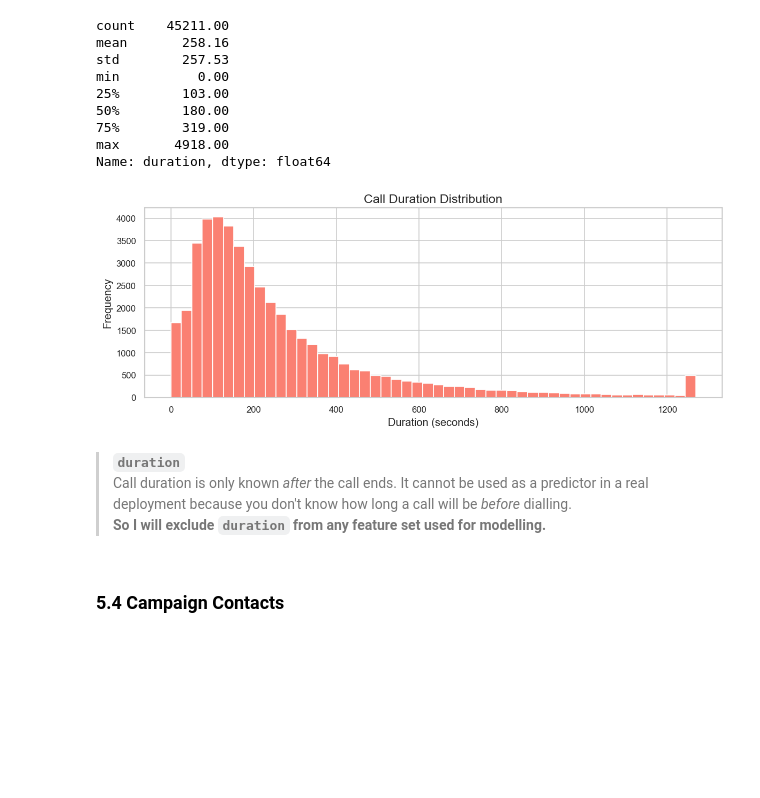
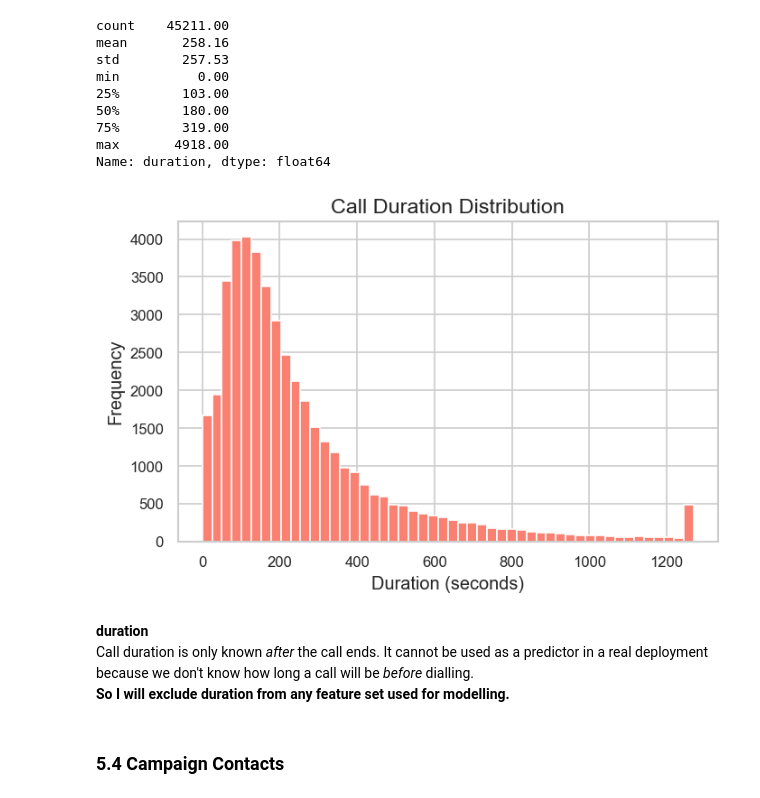
Before and after one commit to AlokYadav310703/Bank-Marketing, a Jupyter notebook: notebook/01_eda.ipynb, the cells around one changed output. Cells and saved outputs as stored; diff of their text form; code cells hidden in the pictures; blank space fills up the shorter version.

```diff
--- a/notebook/01_eda.ipynb
+++ b/notebook/01_eda.ipynb
@@ -59,7 +46,8 @@ import numpy as np
 import matplotlib.ticker as mtick
 import matplotlib.pyplot as plt
 import seaborn as sns
-from scipy.stats import f_oneway, chi2_contingency, probplot
+from scipy.stats import chi2_contingency, mannwhitneyu, ttest_ind, shapiro, probplot, spearmanr
+from statsmodels.stats.proportion import proportions_ztest, proportion_confint
 import warnings
 warnings.filterwarnings('ignore')
 
@@ -70,9 +58,11 @@ np.random.seed(RANDOM_SEED)
 sns.set_theme(style='whitegrid', palette='muted')
 plt.rcParams.update({
     'figure.dpi': 120,
-    'figure.figsize': (10, 5),
+    'figure.figsize': (6, 4),
     'axes.titlesize': 14,
     'axes.labelsize': 12,
     'xtick.labelsize': 10,
     'ytick.labelsize': 10,
 })
+test_log = []
+ALPHA = 0.05
@@ -79,8 +133,11 @@ plt.rcParams.update({
 # %% [markdown]
 ## 2. Data Loading & Schema <a id='2'></a>
 # %%
-# Load the full dataset
-df = pd.read_csv("../data/bank-full.csv", sep=';')
+DATA_PATH = "../data/bank-full.csv"
+df = pd.read_csv(DATA_PATH, sep=';')
+
+# Numeric version of the target (1 = subscribed, 0 = not). Makes averages = conversion rate.
+df['y_num'] = (df['y'] == 'yes').astype(int)
 
 print("Shape:", df.shape)
 df.head()
@@ -357,19 +499,19 @@ min          0.00
 max       4918.00
 Name: duration, dtype: float64
 # %%
-fig, ax = plt.subplots(figsize=(10, 4))
+fig, ax = plt.subplots()
 df['duration'].clip(upper=df['duration'].quantile(0.99)).plot(
     kind='hist', bins=50, ax=ax, color='salmon', edgecolor='white')
 ax.set_title('Call Duration Distribution')
 ax.set_xlabel('Duration (seconds)')
 plt.tight_layout()
 plt.show()
 # %% [output]
-[figure, old version]
+[figure, new version]
 # %% [markdown]
-> **`duration`**
-> Call duration is only known *after* the call ends. It cannot be used as a predictor in a real deployment because you don't know how long a call will be *before* dialling.
-> **So I will exclude `duration` from any feature set used for modelling.**
+**duration**
+Call duration is only known *after* the call ends. It cannot be used as a predictor in a real deployment because we don't know how long a call will be *before* dialling.
+**So I will exclude **duration** from any feature set used for modelling.**
 # %% [markdown]
 ### 5.4 Campaign Contacts
 # %%
```
Also changed, not shown: parts of 56 cells of this notebook, 7 other files.
